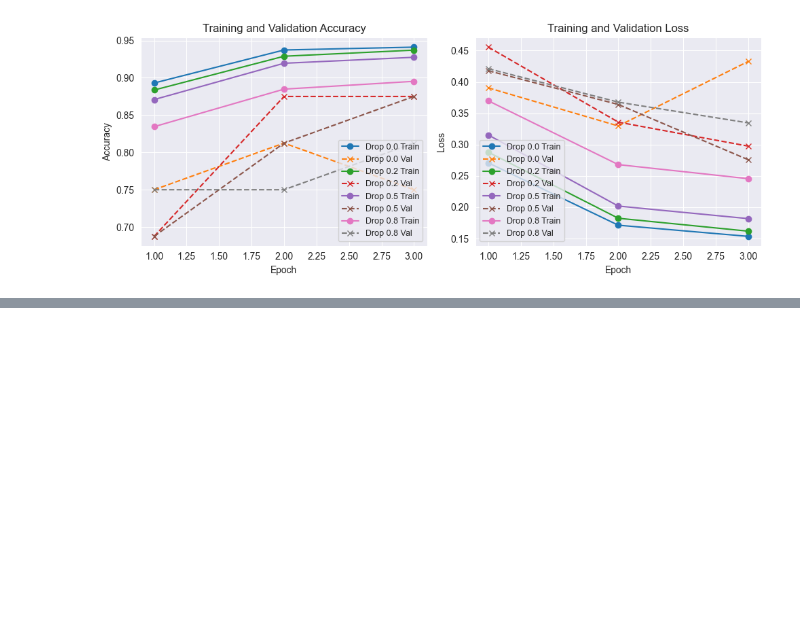
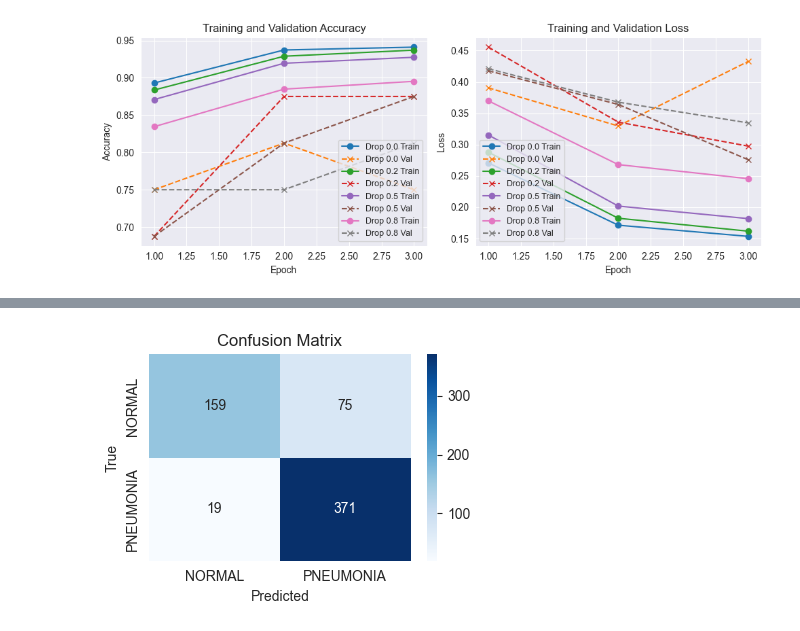
Before and after one commit to CarlosKim94/pneumonia_detection, a Jupyter notebook: pneumonia_detection.ipynb, the cells around one changed output, grey strips where cells are left out. Drawn from its saved outputs; the diff is of its cells as text; code cells hidden in the pictures; blank space fills up the shorter version.

```diff
--- a/pneumonia_detection.ipynb
+++ b/pneumonia_detection.ipynb
@@ -640,0 +685,23 @@ plt.show()
+# %%
+all_probs = []
+all_preds = []
+all_labels = []
+
+with torch.no_grad():
+    for inputs, labels in test_loader:
+        inputs = inputs.to(device)
+        labels = labels.to(device)
+
+        outputs = model(inputs)
+        outputs = outputs.squeeze(1)          # (B,)
+        probs = torch.sigmoid(outputs)        # convert logits → probabilities
+
+        preds = (probs >= 0.5).long()         # threshold
+
+        all_probs.extend(probs.cpu().numpy())
+        all_preds.extend(preds.cpu().numpy())
+        all_labels.extend(labels.cpu().numpy())
+
+all_probs = np.array(all_probs)
+all_preds = np.array(all_preds)
+all_labels = np.array(all_labels)
@@ -640,0 +725,19 @@ plt.show()
+# %%
+cm = confusion_matrix(all_labels, all_preds)
+
+plt.figure(figsize=(4, 3))
+sns.heatmap(
+    cm,
+    annot=True,
+    fmt="d",
+    cmap="Blues",
+    xticklabels=["NORMAL", "PNEUMONIA"],
+    yticklabels=["NORMAL", "PNEUMONIA"]
+)
+plt.xlabel("Predicted")
+plt.ylabel("True")
+plt.title("Confusion Matrix")
+plt.tight_layout()
+plt.show()
+# %% [output]
+[figure, added]
```
Also changed, not shown: parts of 10 cells of this notebook, 3 other files.
